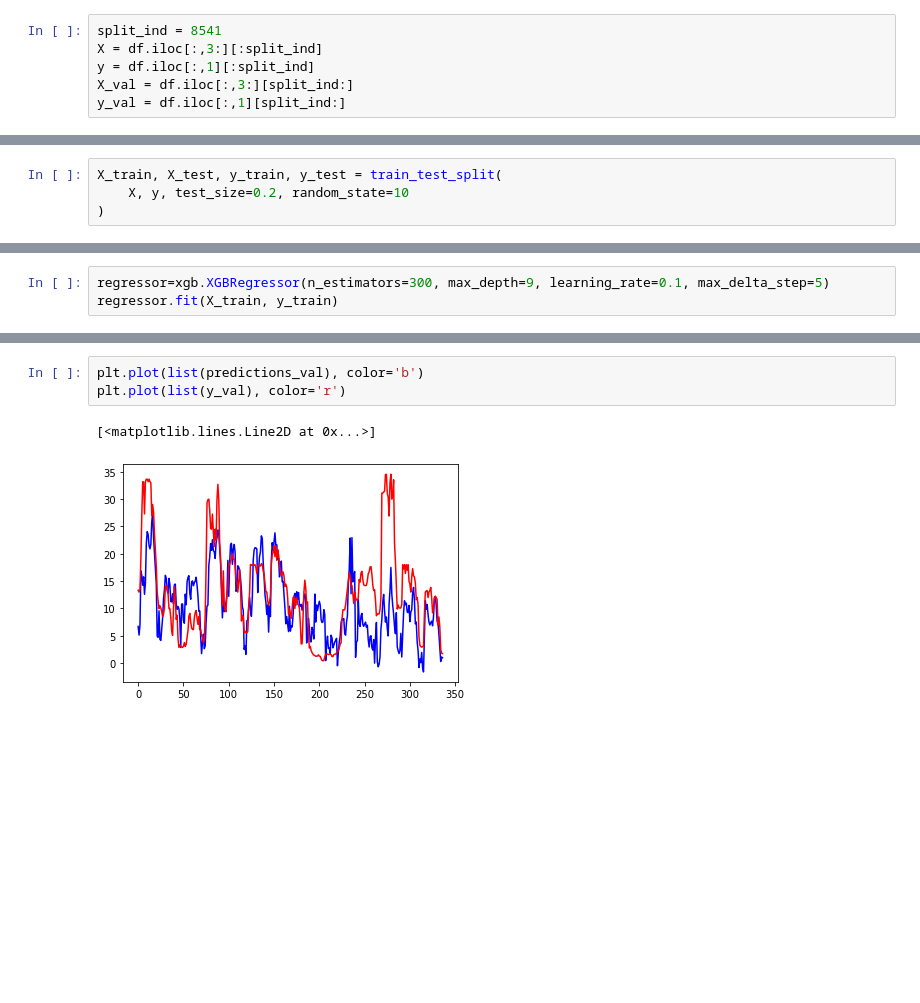
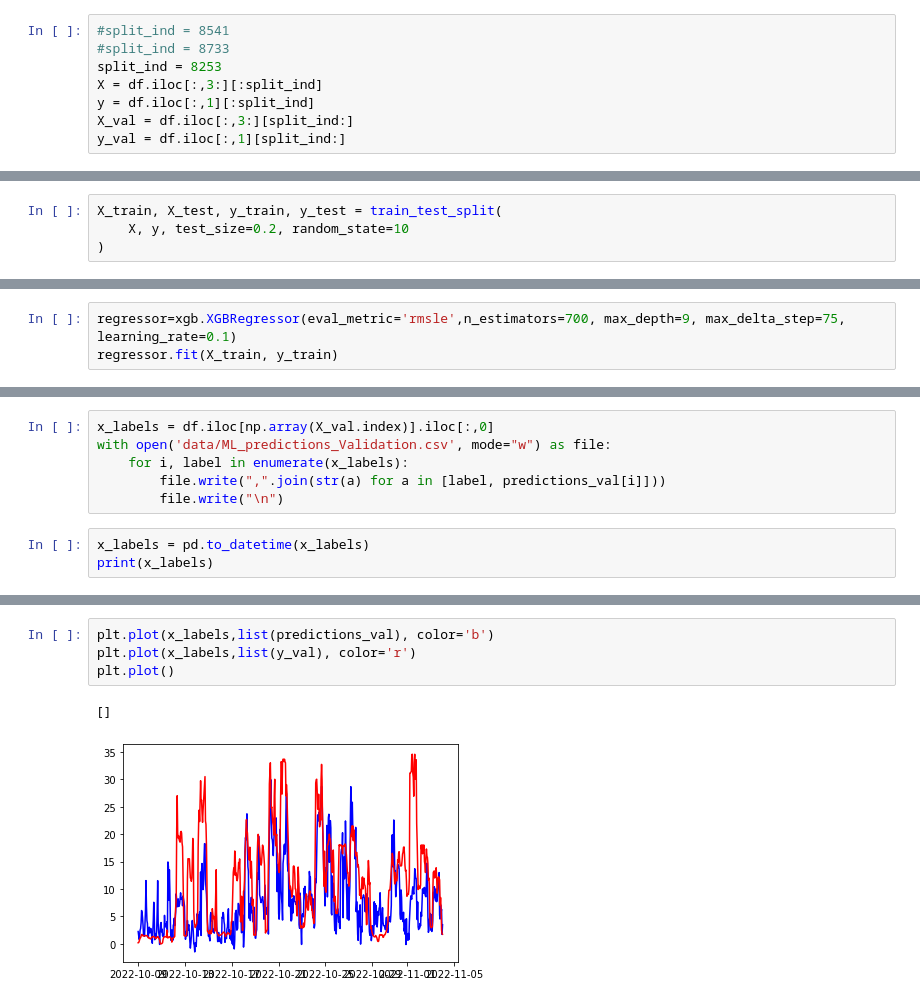
Before and after one commit to lachs1/junction-2022, a Jupyter notebook: preprocessing/ML_predictions.ipynb, the cells around one changed output, grey strips where cells are left out. Drawn from its saved outputs; the diff is of its cells as text; blank space fills up the shorter version.

Commit message:
XGBoost validation

```diff
--- a/preprocessing/ML_predictions.ipynb
+++ b/preprocessing/ML_predictions.ipynb
@@ -20,7 +20,9 @@ df.tail()
 # %%
 df.to_json('data/ML_dataset.json', indent=4, orient='records',  lines=True)
 # %%
-split_ind = 8541
+#split_ind = 8541
+#split_ind = 8733
+split_ind = 8253
 X = df.iloc[:,3:][:split_ind]
 y = df.iloc[:,1][:split_ind]
 X_val = df.iloc[:,3:][split_ind:]
@@ -81,5 +104,5 @@ The best hyperparameters are  {'max_depth': 9, 'n_estimators': 300}
 # %%
-regressor=xgb.XGBRegressor(n_estimators=300, max_depth=9, learning_rate=0.1, max_delta_step=5)
+regressor=xgb.XGBRegressor(eval_metric='rmsle',n_estimators=700, max_depth=9, max_delta_step=75, learning_rate=0.1)
 regressor.fit(X_train, y_train)
 # %% [output]
 XGBRegressor(base_score=0.5, booster='gbtree', callbacks=None,
@@ -110,0 +132,9 @@ predictions_val.shape
+# %%
+x_labels = df.iloc[np.array(X_val.index)].iloc[:,0]
+with open('data/ML_predictions_Validation.csv', mode="w") as file:
+    for i, label in enumerate(x_labels):
+        file.write(",".join(str(a) for a in [label, predictions_val[i]]))
+        file.write("\n")
+# %%
+x_labels = pd.to_datetime(x_labels)
+print(x_labels)
@@ -111,6 +154,7 @@ predictions_val.shape
 # %%
-plt.plot(list(predictions_val), color='b')
-plt.plot(list(y_val), color='r')
+plt.plot(x_labels,list(predictions_val), color='b')
+plt.plot(x_labels,list(y_val), color='r')
+plt.plot()
 # %% [output]
-[<matplotlib.lines.Line2D at 0x...>]
+[]
-[figure, old version]
+[figure, new version]
```
Also changed, not shown: parts of 9 cells of this notebook, 1 other file.
